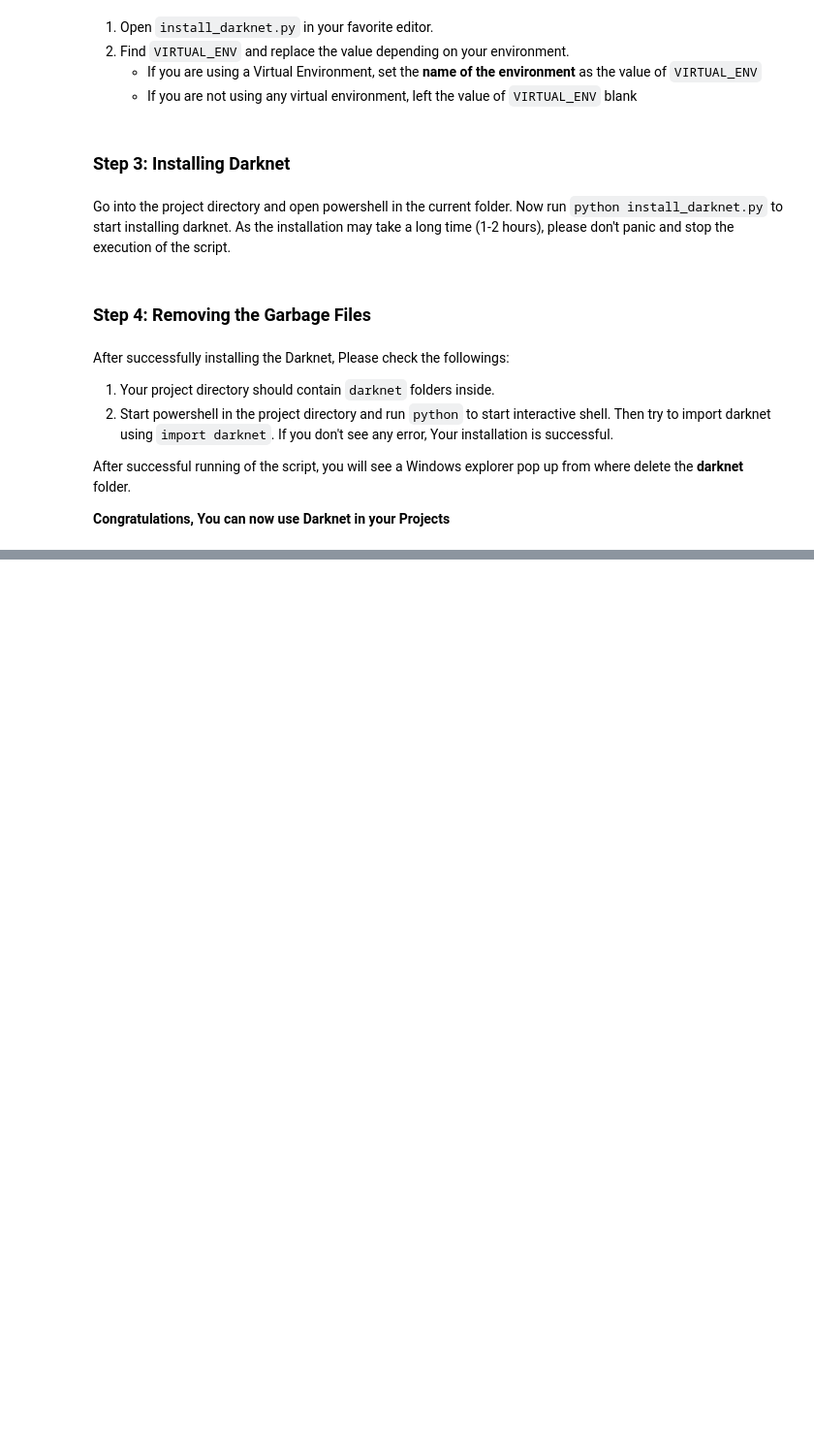
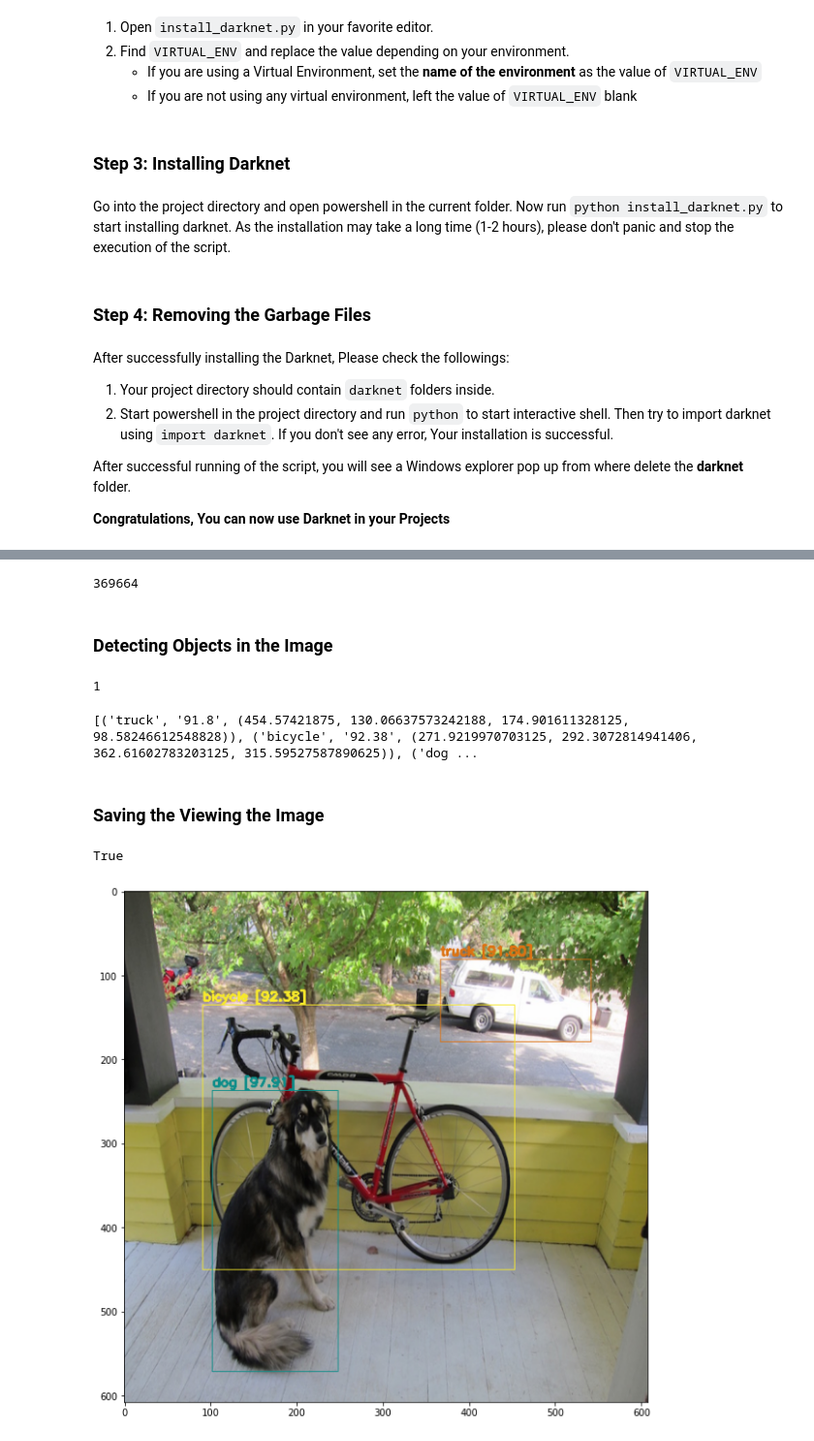
Before and after one commit to SKFazleeRabby/computer-vision-beginners, a Jupyter notebook: Object Detection using YOLOv4/Object Detection using YOLOv4.ipynb, the cells around one changed output, grey strips where cells are left out. Shown at 97% size. Saved outputs shown, nothing was run; the diff lists cells and outputs as text; code cells hidden in the pictures; blank space fills up the shorter version.

Commit message:
Object Detection using Pre-Trained Model Complete

```diff
--- a/Object Detection using YOLOv4/Object Detection using YOLOv4.ipynb
+++ b/Object Detection using YOLOv4/Object Detection using YOLOv4.ipynb
@@ -35,0 +61,7 @@ After successful running of the script, you will see a Windows explorer pop up f
+# %%
+os.chdir(darknet_dir)
+network, class_names, class_colors = darknet.load_network(
+    'cfg/yolov4.cfg',
+    'cfg/coco.data',
+    'yolov4.weights'
+)
@@ -35,0 +70,38 @@ After successful running of the script, you will see a Windows explorer pop up f
+# %%
+image_location = 'data/dog.jpg'
+
+width = darknet.network_width(network)
+height = darknet.network_height(network)
+darknet_image = darknet.make_image(width, height, 3)
+
+image = cv2.imread(image_location)
+image_rgb = cv2.cvtColor(image, cv2.COLOR_BGR2RGB)
+image_resized = cv2.resize(image_rgb, (width, height), interpolation=cv2.INTER_LINEAR)
+darknet.copy_image_from_bytes(darknet_image, image_resized.tobytes())
+# %% [output]
+369664
+# %% [markdown]
+### Detecting Objects in the Image
+# %%
+detections = darknet.detect_image(network, class_names, darknet_image, thresh=0.35)
+darknet.free_image(darknet_image)
+# %% [output]
+1
+# %%
+print(detections)
+# %% [output]
+[('truck', '91.8', (454.57421875, 130.06637573242188, 174.901611328125, 98.58246612548828)), ('bicycle', '92.38', (271.9219970703125, 292.3072814941406, 362.61602783203125, 315.59527587890625)), ('dog ...
+# %% [markdown]
+### Saving the Viewing the Image
+# %%
+os.chdir(project_dir)
+image = darknet.draw_boxes(detections, image_resized, class_colors)
+cv2.imwrite('output.jpg', cv2.cvtColor(image, cv2.COLOR_RGB2BGR))
+# %% [output]
+True
+# %%
+plt.figure(figsize = (10,10))
+plt.imshow(image, aspect='auto')
+plt.show()
+# %% [output]
+[figure, added]
```
Also changed, not shown: parts of 8 cells of this notebook, 1 other file.
